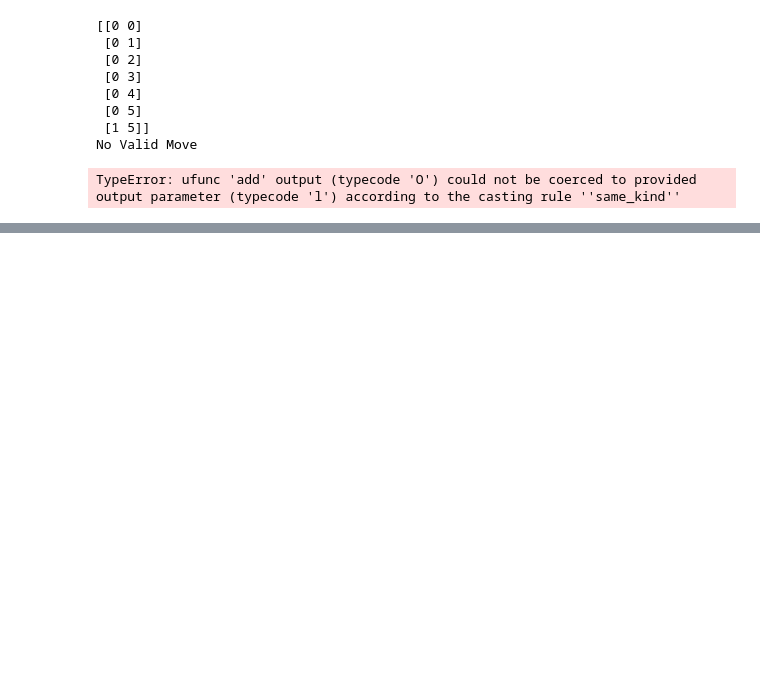
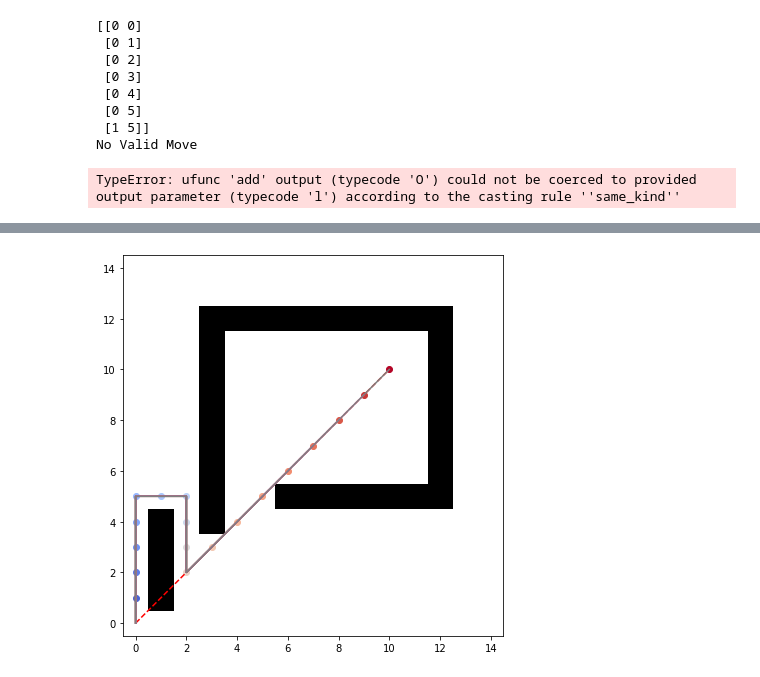
Before and after one commit to WhiffleFish/ASEN5519, a Jupyter notebook: HW1/7a.ipynb, the cells around one changed output, grey strips where cells are left out. Drawn from its saved outputs; the diff is of its cells as text; code cells hidden in the pictures; blank space fills up the shorter version.

```diff
--- a/HW1/7a.ipynb
+++ b/HW1/7a.ipynb
@@ -346,0 +369,12 @@ TypeError: ufunc 'add' output (typecode 'O') could not be coerced to provided ou
+# %%
+fig = plt.figure(figsize=(12,7))
+camera = Camera(fig)
+plt.imshow(W.T,cmap='gray_r', origin='lower')
+rgbs = plt.cm.get_cmap('coolwarm')(np.linspace(0, 1, move_history.shape[0]))
+plt.plot([0,10],[0,10],'r--')
+for i in range(1,move_history.shape[0]):
+    plt.plot(np.array(move_history)[:,0][:i+1],np.array(move_history)[:,1][:i+1])
+    plt.scatter(np.array(move_history)[:,0][i],np.array(move_history)[:,1][i], color=rgbs[i])
+    camera.snap()
+# %% [output]
+[figure, added]
```
Also changed, not shown: parts of 5 cells of this notebook, 5 other files.
